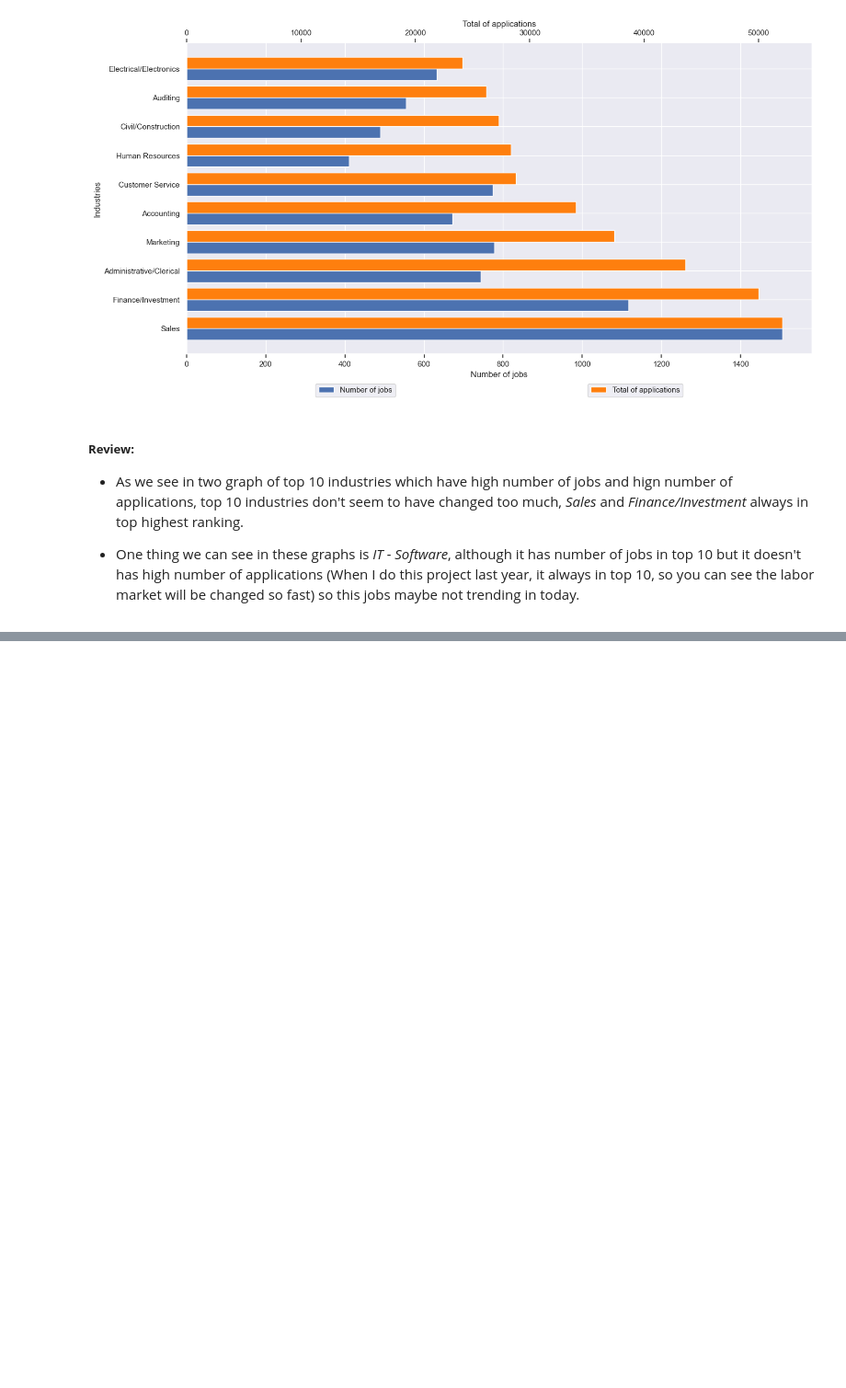
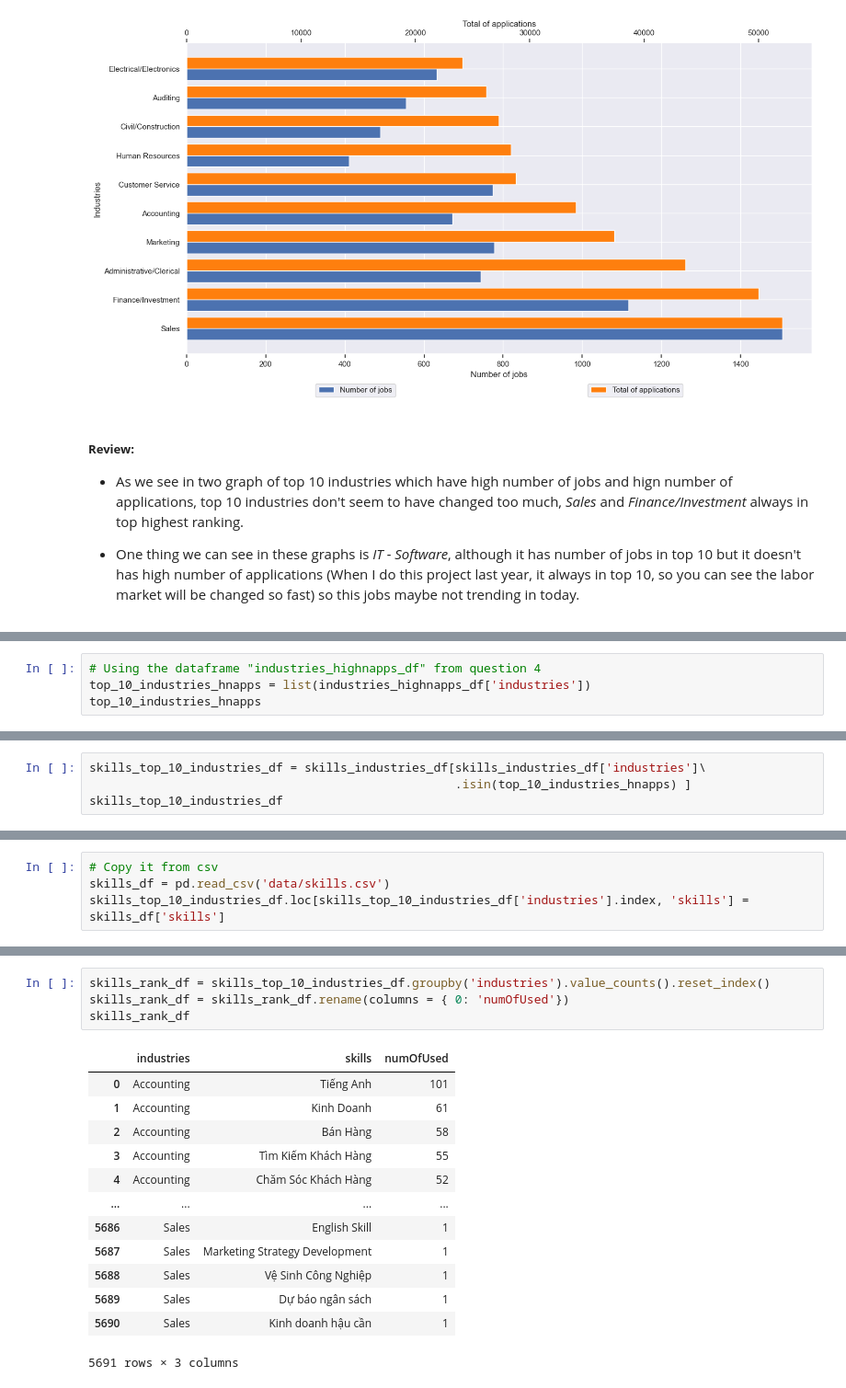
Before and after one commit to HThinhN/Project.VietNamJobs, a Jupyter notebook: P4_Data_Visualizing.ipynb, the cells around one changed output, grey strips where cells are left out. Shown at 92% size. Cells and saved outputs as stored; diff of their text form; blank space fills up the shorter version.

```diff
--- a/P4_Data_Visualizing.ipynb
+++ b/P4_Data_Visualizing.ipynb
@@ -721,0 +790,4 @@ plt.show()
+# %%
+# Using the dataframe "industries_highnapps_df" from question 4
+top_10_industries_hnapps = list(industries_highnapps_df['industries'])
+top_10_industries_hnapps
@@ -721,0 +805,4 @@ plt.show()
+# %%
+skills_top_10_industries_df = skills_industries_df[skills_industries_df['industries']\
+                                                   .isin(top_10_industries_hnapps) ]
+skills_top_10_industries_df
@@ -721,0 +855,4 @@ plt.show()
+# %%
+# Copy it from csv
+skills_df = pd.read_csv('data/skills.csv')
+skills_top_10_industries_df.loc[skills_top_10_industries_df['industries'].index, 'skills'] = skills_df['skills']
@@ -721,0 +873,18 @@ plt.show()
+# %%
+skills_rank_df = skills_top_10_industries_df.groupby('industries').value_counts().reset_index()
+skills_rank_df = skills_rank_df.rename(columns = { 0: 'numOfUsed'})
+skills_rank_df
+# %% [output]
+|  | industries | skills | numOfUsed |
+| 0 | Accounting | Tiếng Anh | 101 |
+| 1 | Accounting | Kinh Doanh | 61 |
+| 2 | Accounting | Bán Hàng | 58 |
+| 3 | Accounting | Tìm Kiếm Khách Hàng | 55 |
+| 4 | Accounting | Chăm Sóc Khách Hàng | 52 |
+| ... | ... | ... | ... |
+| 5686 | Sales | English Skill | 1 |
+| 5687 | Sales | Marketing Strategy Development | 1 |
+| 5688 | Sales | Vệ Sinh Công Nghiệp | 1 |
+| 5689 | Sales | Dự báo ngân sách | 1 |
+| 5690 | Sales | Kinh doanh hậu cần | 1 |
+5691 rows × 3 columns
```
Also changed, not shown: parts of 21 cells of this notebook, 2 other files.
